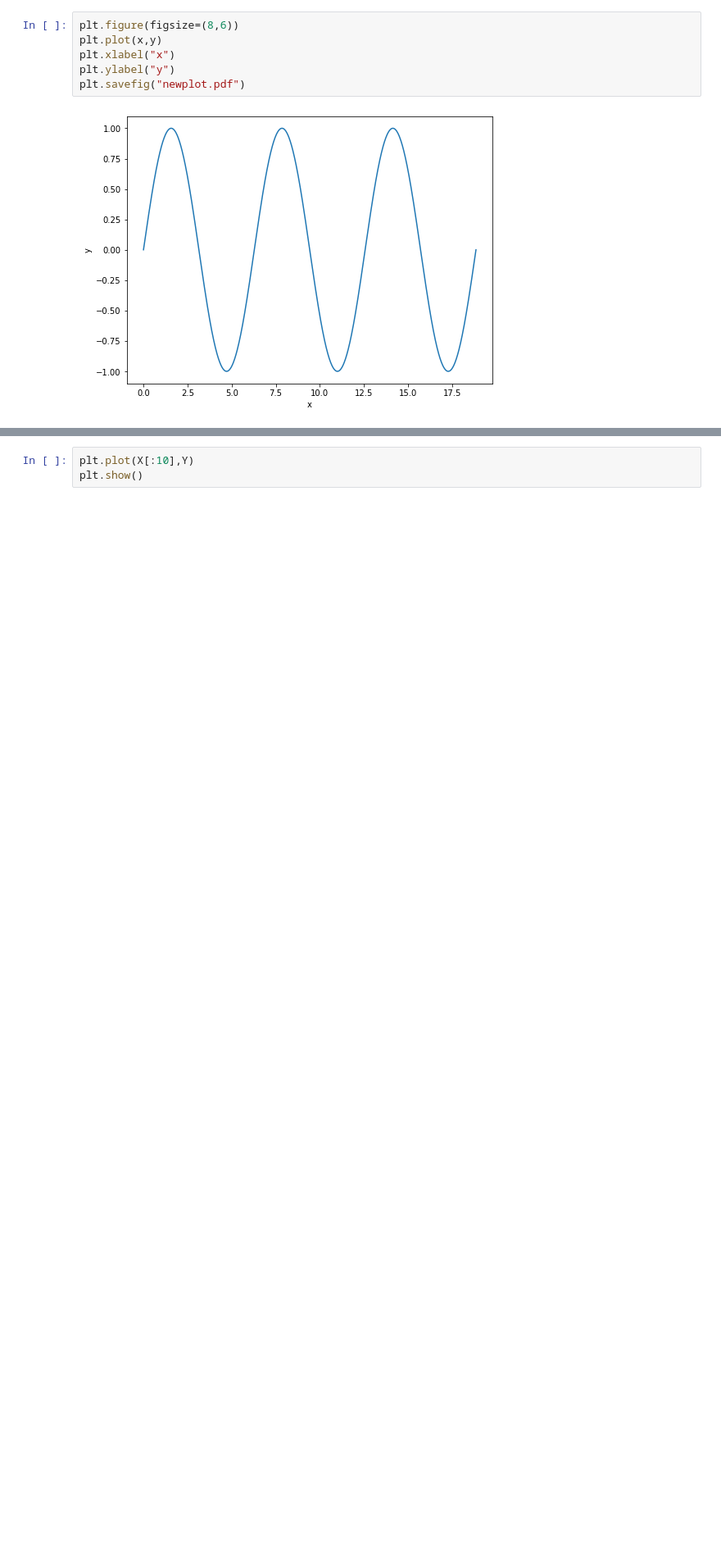
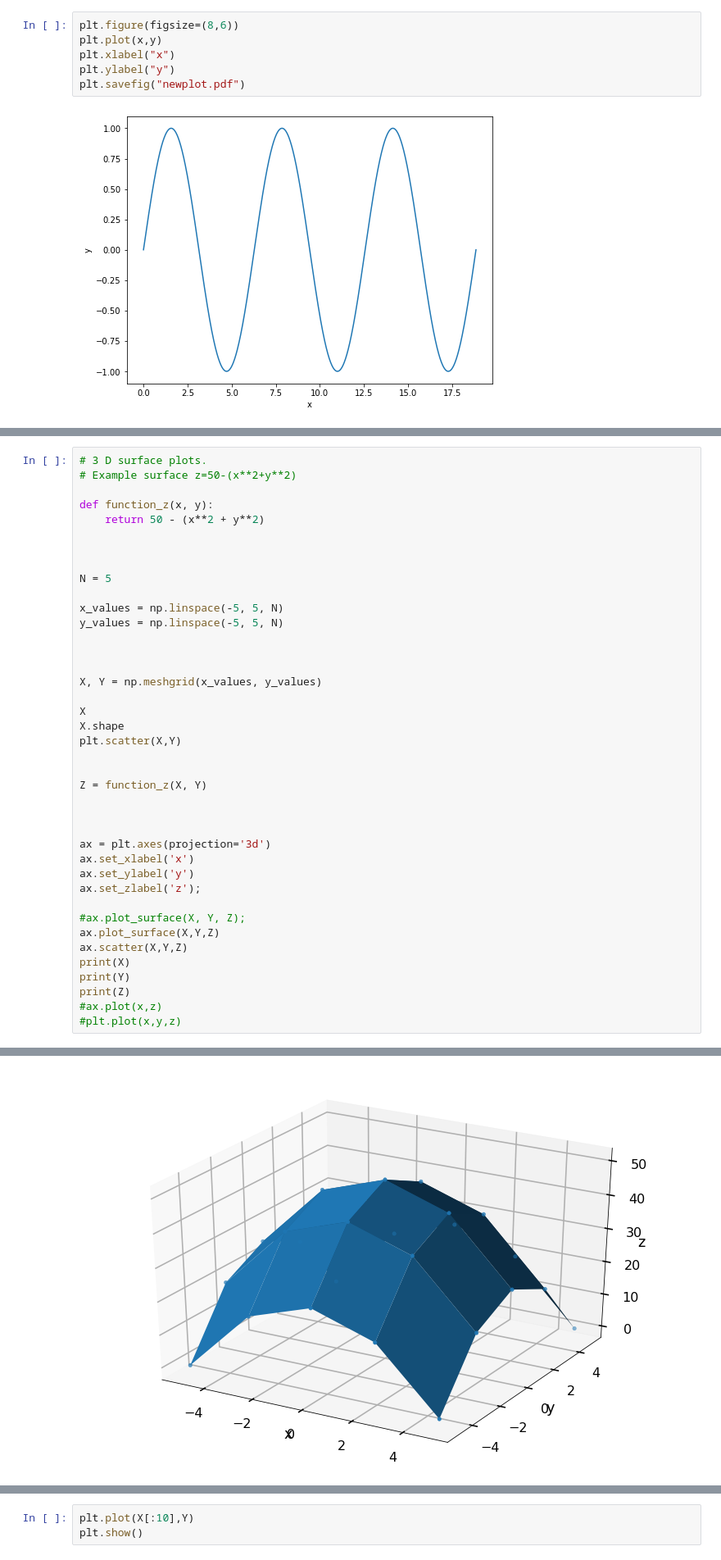
Before and after one commit to anilvce/mathslab, a Jupyter notebook: graphs.ipynb, the cells around one changed output, grey strips where cells are left out. Shown at 82% size. Cells and saved outputs as stored; diff of their text form; blank space fills up the shorter version.

```diff
--- a/graphs.ipynb
+++ b/graphs.ipynb
@@ -251,0 +200,41 @@ plt.show()
+# %%
+# 3 D surface plots.
+# Example surface z=50-(x**2+y**2)
+
+def function_z(x, y):
+    return 50 - (x**2 + y**2)
+
+
+
+N = 5
+
+x_values = np.linspace(-5, 5, N)
+y_values = np.linspace(-5, 5, N)
+
+
+
+X, Y = np.meshgrid(x_values, y_values)
+
+X
+X.shape
+plt.scatter(X,Y)
+
+
+Z = function_z(X, Y)
+
+
+
+ax = plt.axes(projection='3d')
+ax.set_xlabel('x')
+ax.set_ylabel('y')
+ax.set_zlabel('z');
+
+#ax.plot_surface(X, Y, Z);
+ax.plot_surface(X,Y,Z)
+ax.scatter(X,Y,Z)
+print(X)
+print(Y)
+print(Z)
+#ax.plot(x,z)
+#plt.plot(x,y,z)
+# %% [output]
@@ -251,0 +256 @@ plt.show()
+[figure, added]
```
Also changed, not shown: parts of 11 cells of this notebook.
